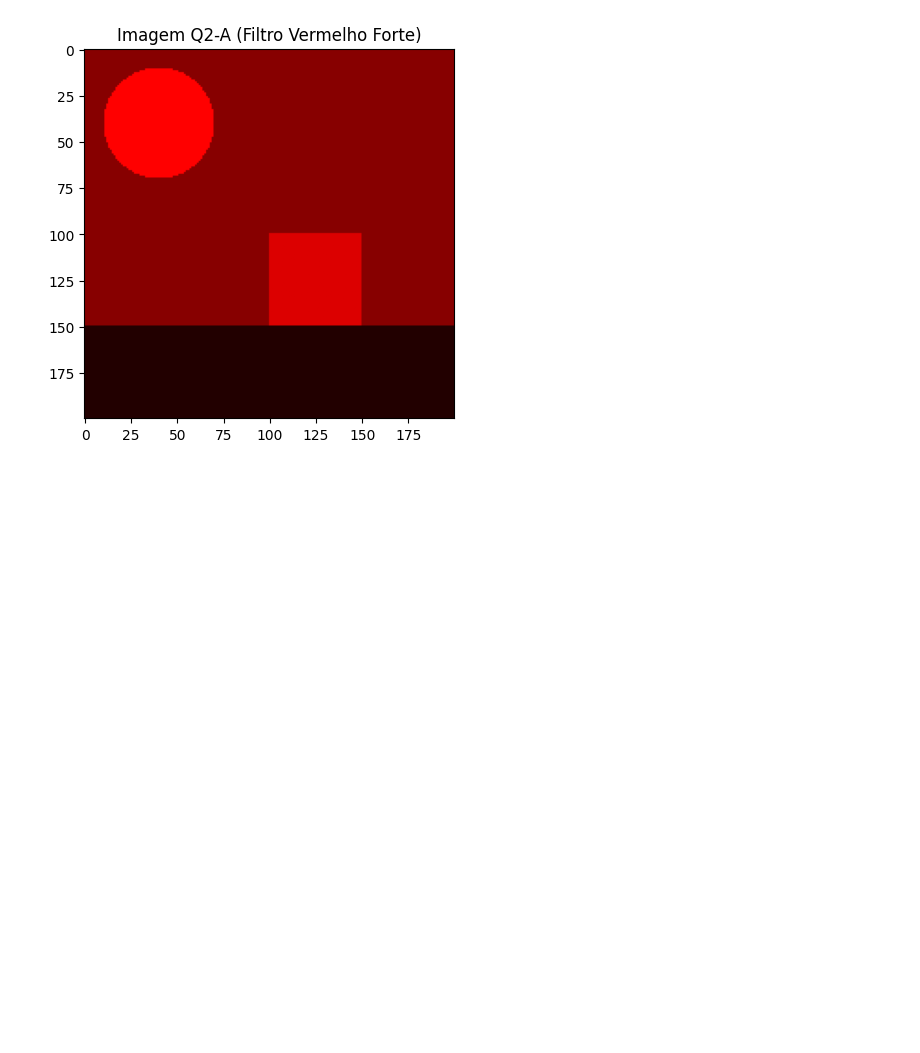
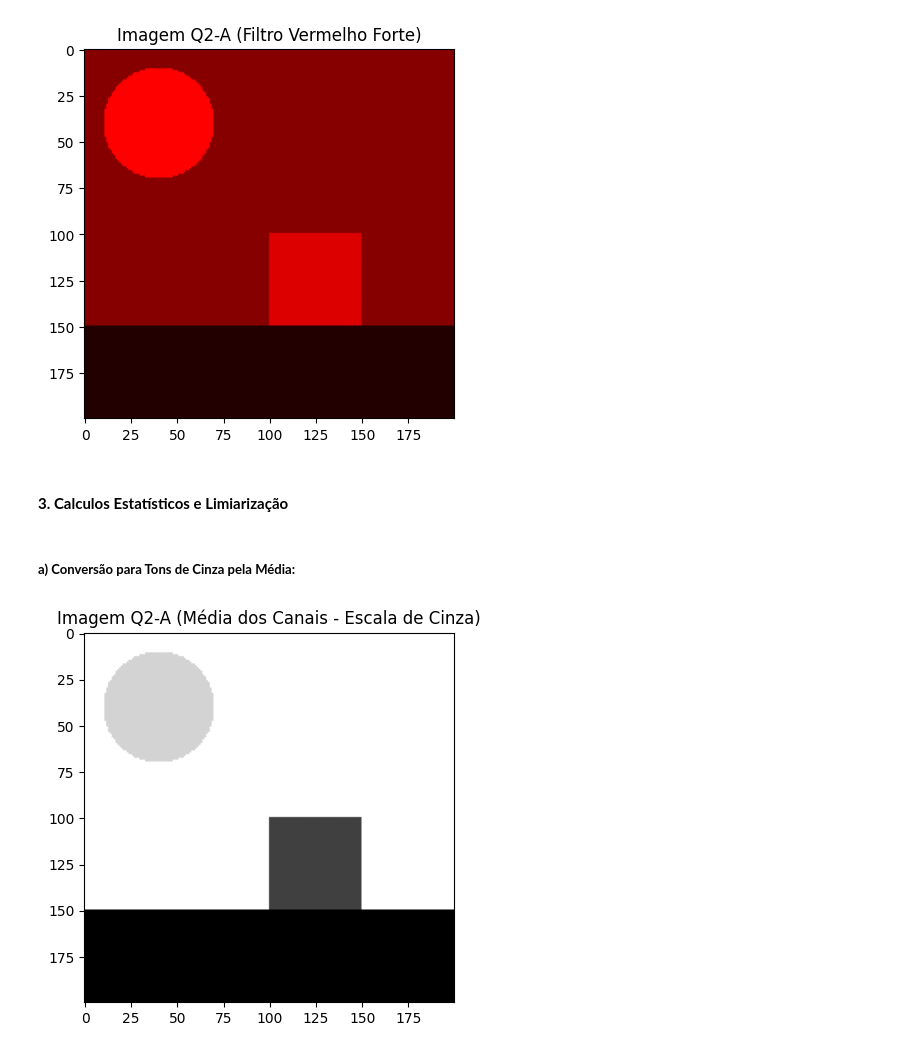
Before and after one commit to andref03/Processamento-Digital-Imagens-PDI, a Jupyter notebook: atividade_pratica_01/questao_01.ipynb, the cells around one changed output. Saved outputs shown, nothing was run; the diff lists cells and outputs as text; code cells hidden in the pictures; blank space fills up the shorter version.

Commit message:
implementing questions 3A, 3B, and 3C by manipulating images and creating histogram

```diff
--- a/atividade_pratica_01/questao_01.ipynb
+++ b/atividade_pratica_01/questao_01.ipynb
@@ -93,3 +93,16 @@ plt.title('Imagem Q2-A (Filtro Vermelho Forte)')
 plt.show()
 # %% [output]
 [figure]
+# %% [markdown]
+#### **3. Calculos Estatísticos e Limiarização**
+# %% [markdown]
+##### **a) Conversão para Tons de Cinza pela Média:**
+# %%
+# convertendo para escala de cinza usando a média dos canais
+img_cinza = (np.mean(img_q2_a, axis=2) * 255).astype(np.uint8)
+
+plt.imshow(img_cinza, cmap='gray')
+plt.title('Imagem Q2-A (Média dos Canais - Escala de Cinza)')
+plt.show()
+# %% [output]
+[figure, added]
```
Also changed, not shown: parts of 4 cells of this notebook.
